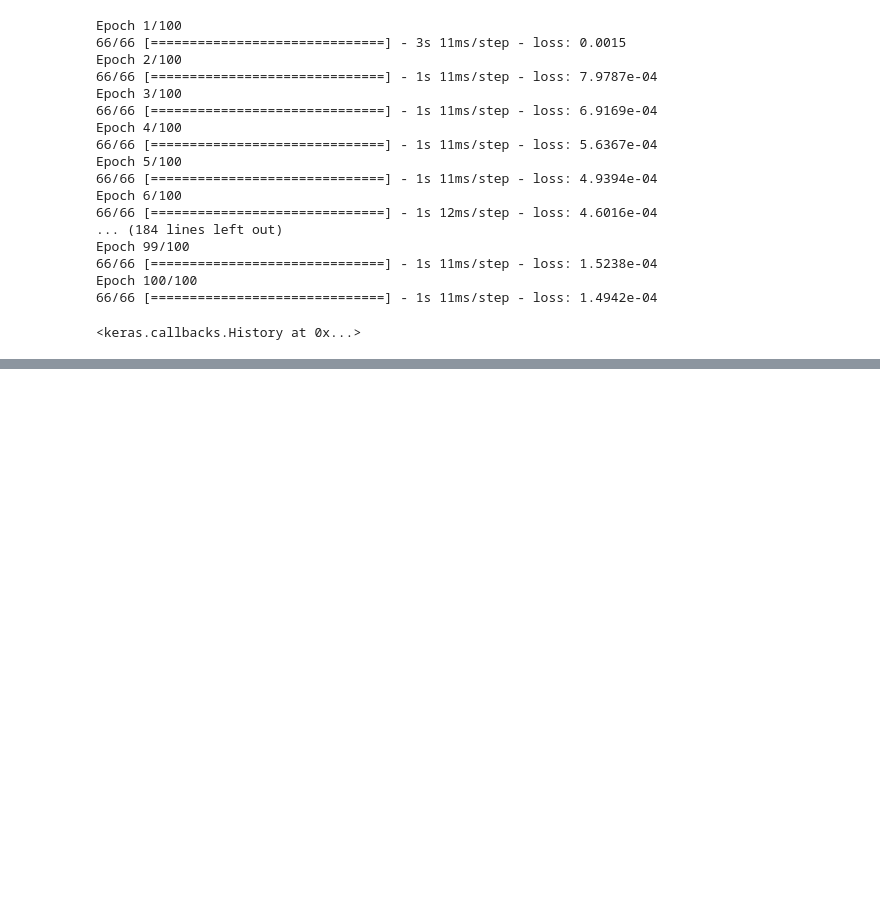
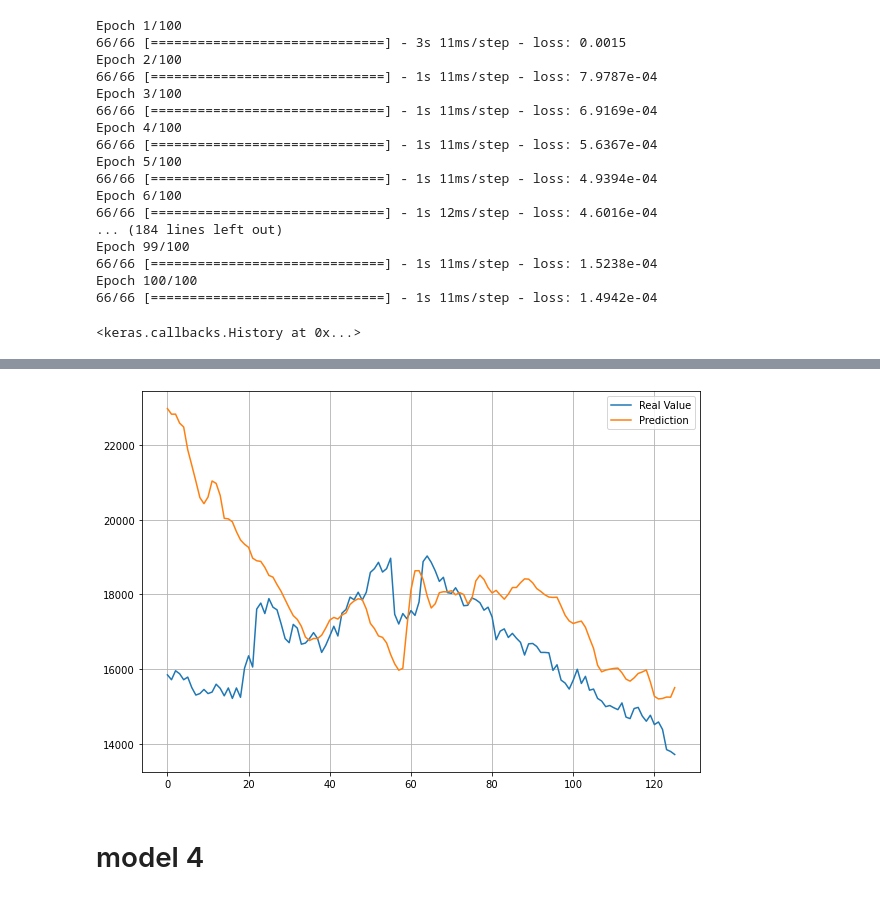
Before and after one commit to isoori/uniqlu, a Jupyter notebook: Untitled.ipynb, the cells around one changed output, grey strips where cells are left out. Cells and saved outputs as stored; diff of their text form; code cells hidden in the pictures; blank space fills up the shorter version.

```diff
--- a/Untitled.ipynb
+++ b/Untitled.ipynb
@@ -160,0 +225,11 @@ Epoch 100/100
+# %%
+model3 = Sequential()
+model3.add(LSTM(32,activation='tanh',input_shape=(X_train.shape[1],5),return_sequences=True))
+model3.add(Dropout(0.2))
+model3.add(LSTM(16,activation='tanh',return_sequences=False))
+model3.add(Dense(10))
+model3.add(Dropout(0.2))
+model3.add(Dense(1))
+model3.compile(optimizer='adam',loss='mse')
+# %%
+model3.fit(X_train,y_train,batch_size=16,epochs=150)
@@ -160,0 +255,2 @@ Epoch 100/100
+# %%
+prediction3 = model3.predict(X_VAL)
@@ -160,0 +259,13 @@ Epoch 100/100
+# %%
+nprediction3 = st.inverse_transform(prediction3)
+# %%
+plt.figure(figsize=(10,7))
+plt.plot(ntval,label = 'Real Value')
+plt.plot(nprediction3, label='Prediction')
+plt.legend()
+plt.grid()
+plt.show()
+# %% [output]
+[figure, added]
+# %% [markdown]
+# model 4
```
Also changed, not shown: parts of 28 cells of this notebook.
